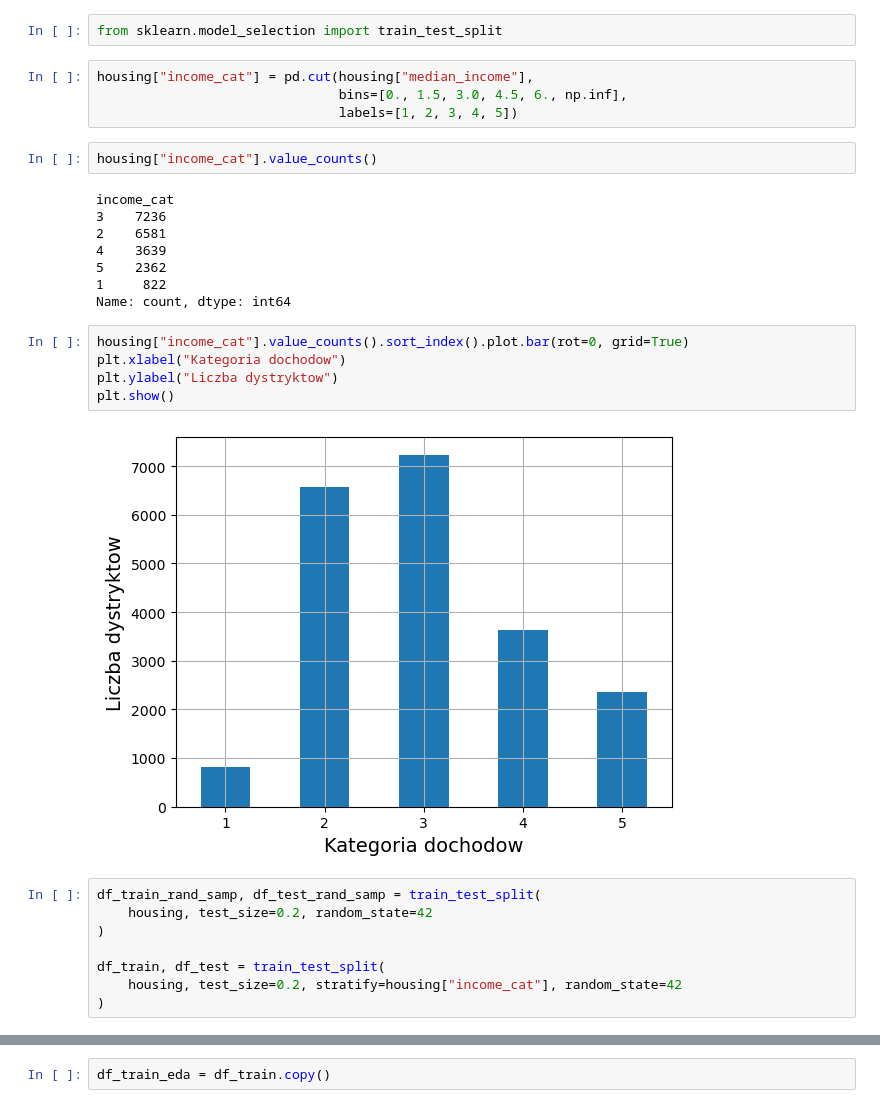
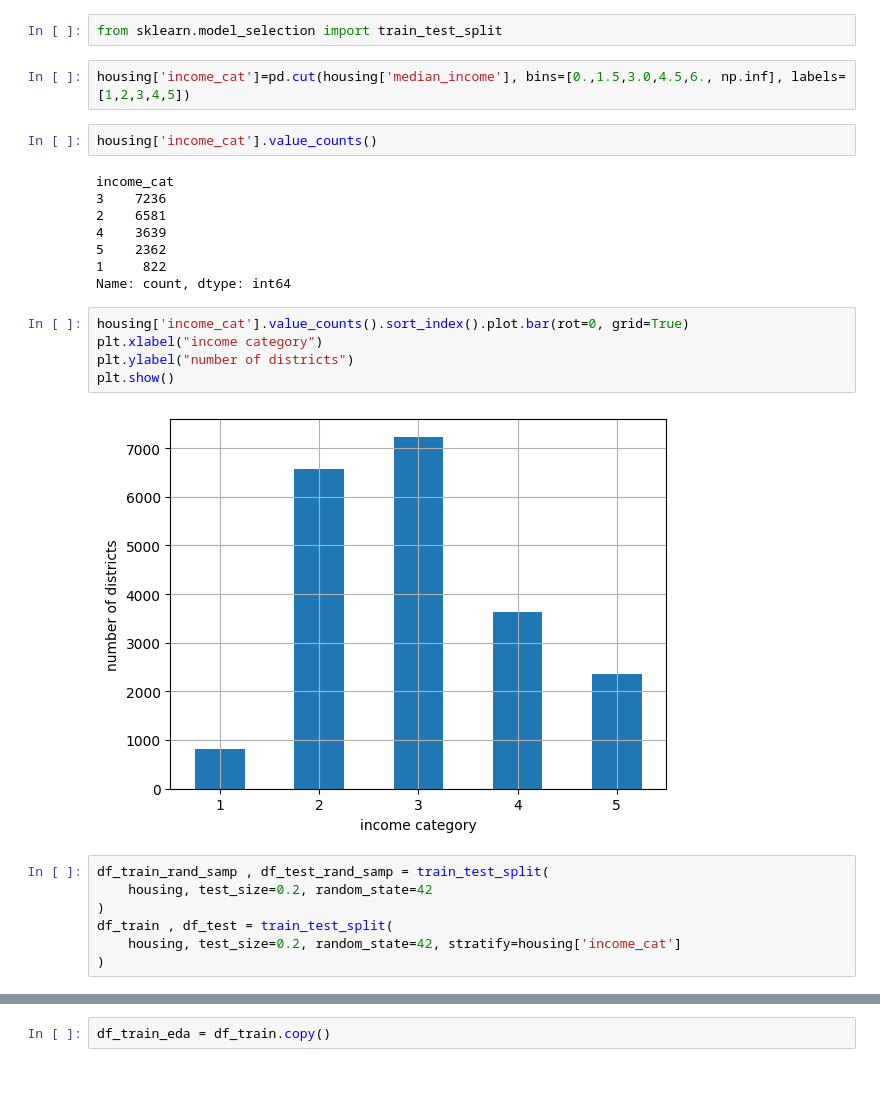
Before and after one commit to SokolowskiMik/WUM, a Jupyter notebook: 02_pierwszy_projekt_uczenia_maszynowego.ipynb, the cells around one changed output, grey strips where cells are left out. Cells and saved outputs as stored; diff of their text form; blank space fills up the shorter version.

```diff
--- a/02_pierwszy_projekt_uczenia_maszynowego.ipynb
+++ b/02_pierwszy_projekt_uczenia_maszynowego.ipynb
@@ -84,11 +69,9 @@ plt.show()
 # %%
 from sklearn.model_selection import train_test_split
 # %%
-housing["income_cat"] = pd.cut(housing["median_income"],
-                               bins=[0., 1.5, 3.0, 4.5, 6., np.inf],
-                               labels=[1, 2, 3, 4, 5])
+housing['income_cat']=pd.cut(housing['median_income'], bins=[0.,1.5,3.0,4.5,6., np.inf], labels=[1,2,3,4,5])
 # %%
-housing["income_cat"].value_counts()
+housing['income_cat'].value_counts()
 # %% [output]
 income_cat
 3    7236
@@ -98,19 +81,18 @@ income_cat
 1     822
 Name: count, dtype: int64
 # %%
-housing["income_cat"].value_counts().sort_index().plot.bar(rot=0, grid=True)
-plt.xlabel("Kategoria dochodow")
-plt.ylabel("Liczba dystryktow")
+housing['income_cat'].value_counts().sort_index().plot.bar(rot=0, grid=True)
+plt.xlabel("income category")
+plt.ylabel("number of districts")
 plt.show()
 # %% [output]
-[figure, old version]
+[figure, new version]
 # %%
-df_train_rand_samp, df_test_rand_samp = train_test_split(
+df_train_rand_samp , df_test_rand_samp = train_test_split(
     housing, test_size=0.2, random_state=42
 )
-
-df_train, df_test = train_test_split(
-    housing, test_size=0.2, stratify=housing["income_cat"], random_state=42
+df_train , df_test = train_test_split(
+    housing, test_size=0.2, random_state=42, stratify=housing['income_cat']
 )
 # %%
 def income_cat_proportions(data):
```
Also changed, not shown: parts of 103 cells of this notebook.
